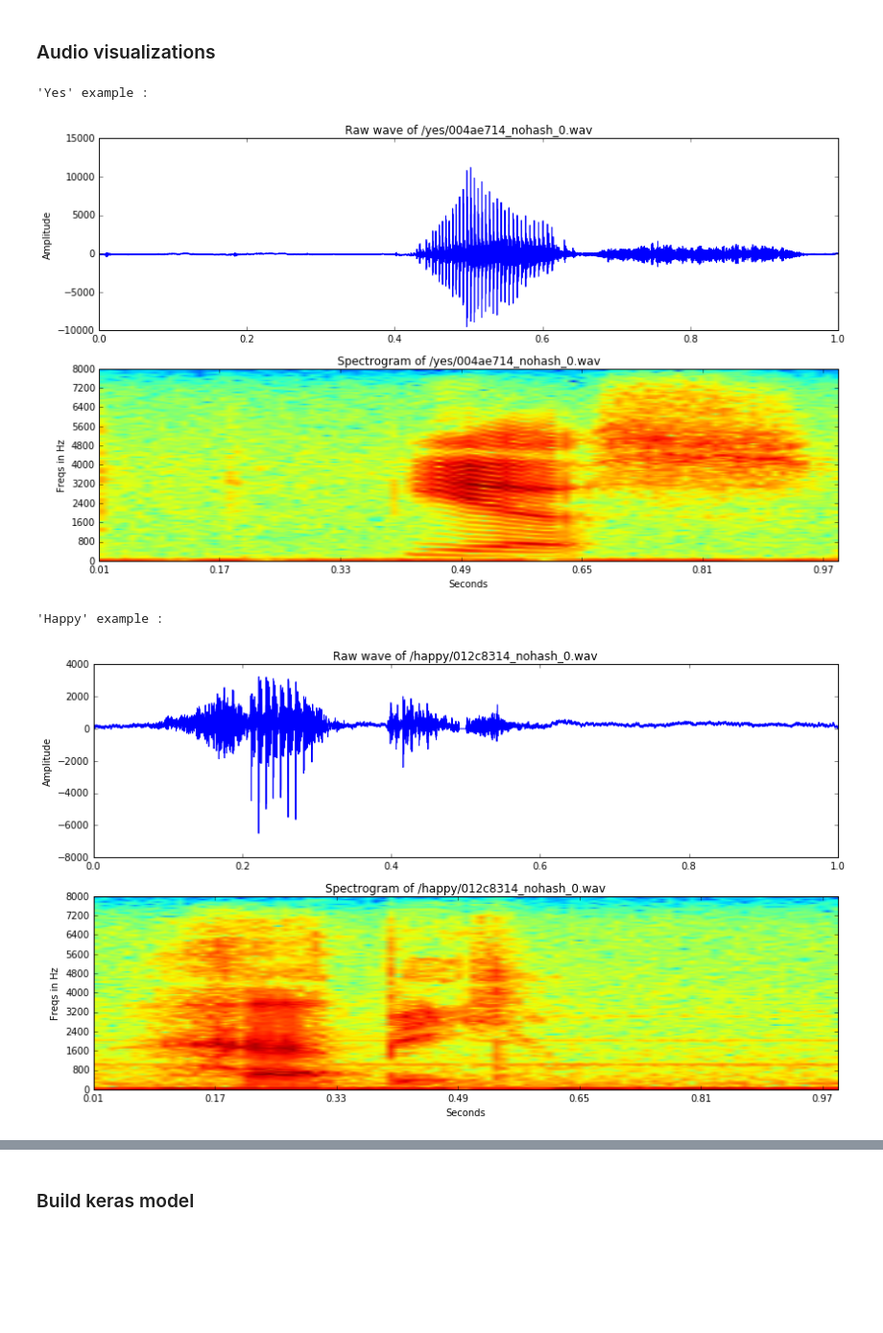
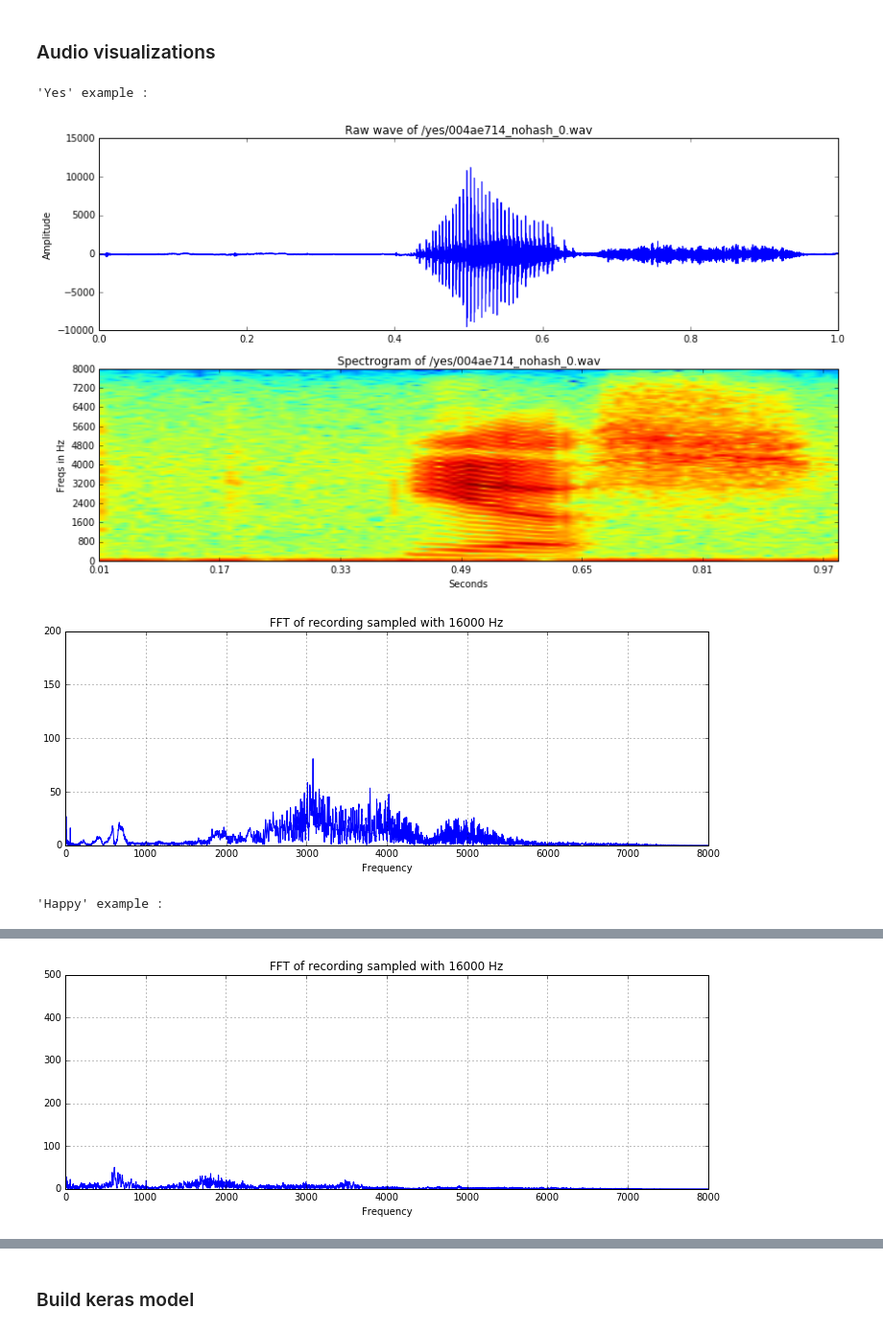
Before and after one commit to Didayolo/speech-recognition, a Jupyter notebook: keras_model.ipynb, the cells around one changed output, grey strips where cells are left out. Shown at 96% size. Drawn from its saved outputs; the diff is of its cells as text; code cells hidden in the pictures; blank space fills up the shorter version.

```diff
--- a/keras_model.ipynb
+++ b/keras_model.ipynb
@@ -207,17 +209,45 @@ def plot_audio_file(filename, train_audio_path='data/train/audio/'):
     ax2.set_xlabel('Seconds')
 
     plt.show()
+
+
+def custom_fft(y, fs):
+    T = 1.0 / fs
+    N = y.shape[0]
+    yf = fft(y)
+    xf = np.linspace(0.0, 1.0/(2.0*T), N//2)
+    vals = 2.0/N * np.abs(yf[0:N//2])  # FFT is simmetrical, so we take just the first half
+    # FFT is also complex, to we take just the real part (abs)
+    return xf, vals
+
+def plot_fft(filename, train_audio_path='data/train/audio/'):
+
+    sample_rate, samples = wavfile.read(str(train_audio_path) + filename)
+
+    xf, vals = custom_fft(samples, sample_rate)
+    plt.figure(figsize=(12, 4))
+    plt.title('FFT of recording sampled with ' + str(sample_rate) + ' Hz')
+    plt.plot(xf, vals)
+    plt.xlabel('Frequency')
+    plt.grid()
+    plt.show()
 # %%
 print("'Yes' example :")
-plot_audio_file('/yes/004ae714_nohash_0.wav')
+yes_file = '/yes/004ae714_nohash_0.wav'
+plot_audio_file(yes_file)
+plot_fft(yes_file)
 
 print("'Happy' example :")
-plot_audio_file('/happy/012c8314_nohash_0.wav')
+happy_file = '/happy/012c8314_nohash_0.wav'
+plot_audio_file(happy_file)
+plot_fft(happy_file)
 
 print("'Zero' example :")
-plot_audio_file('/zero/5db0e146_nohash_0.wav')
+zero_file = '/zero/5db0e146_nohash_0.wav'
+plot_audio_file(zero_file)
+plot_fft(zero_file)
 # %% [output]
 'Yes' example :
 [figure]
+[figure, new version]
 'Happy' example :
-[figure, old version]
@@ -224 +255,2 @@ plot_audio_file('/zero/5db0e146_nohash_0.wav')
+[figure, added]
 'Zero' example :
```
Also changed, not shown: parts of 2 cells of this notebook.
